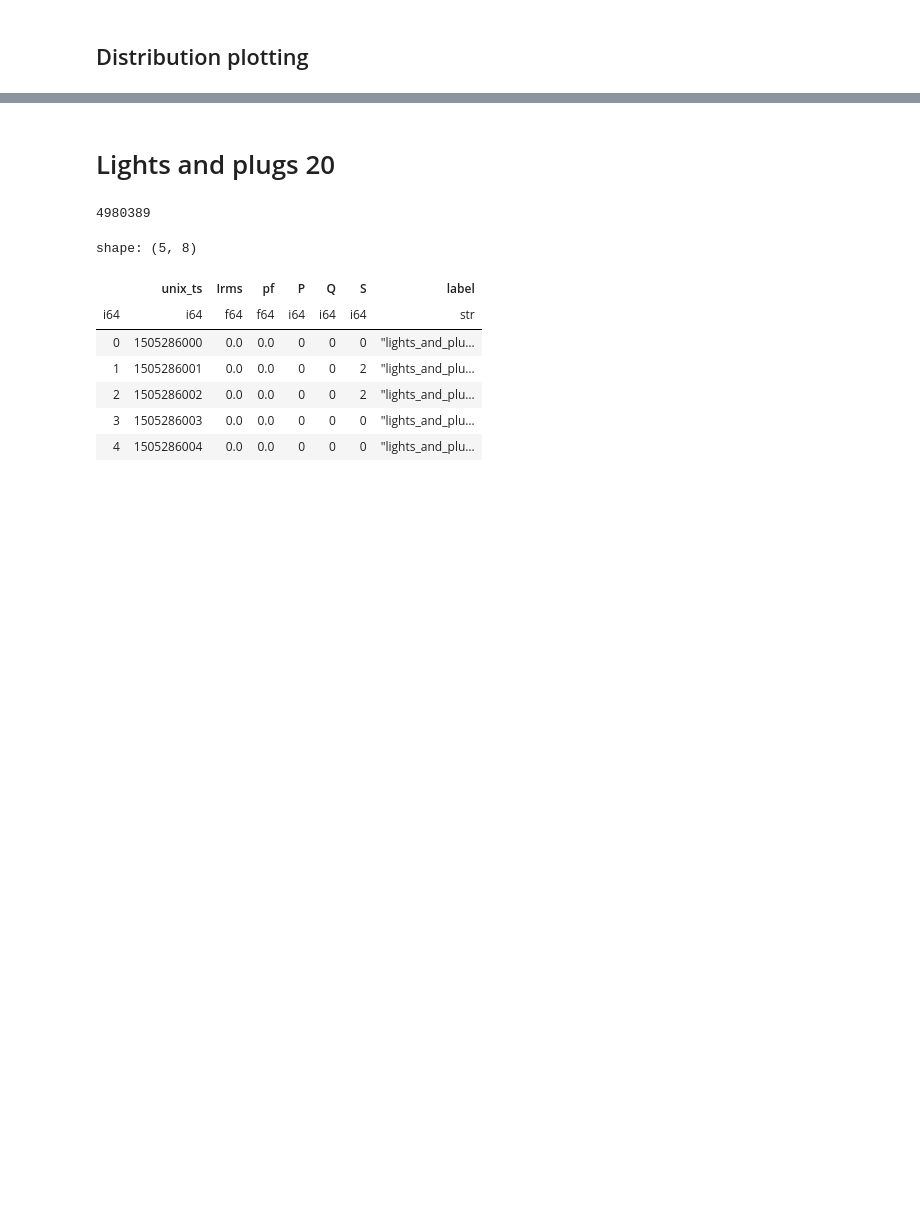
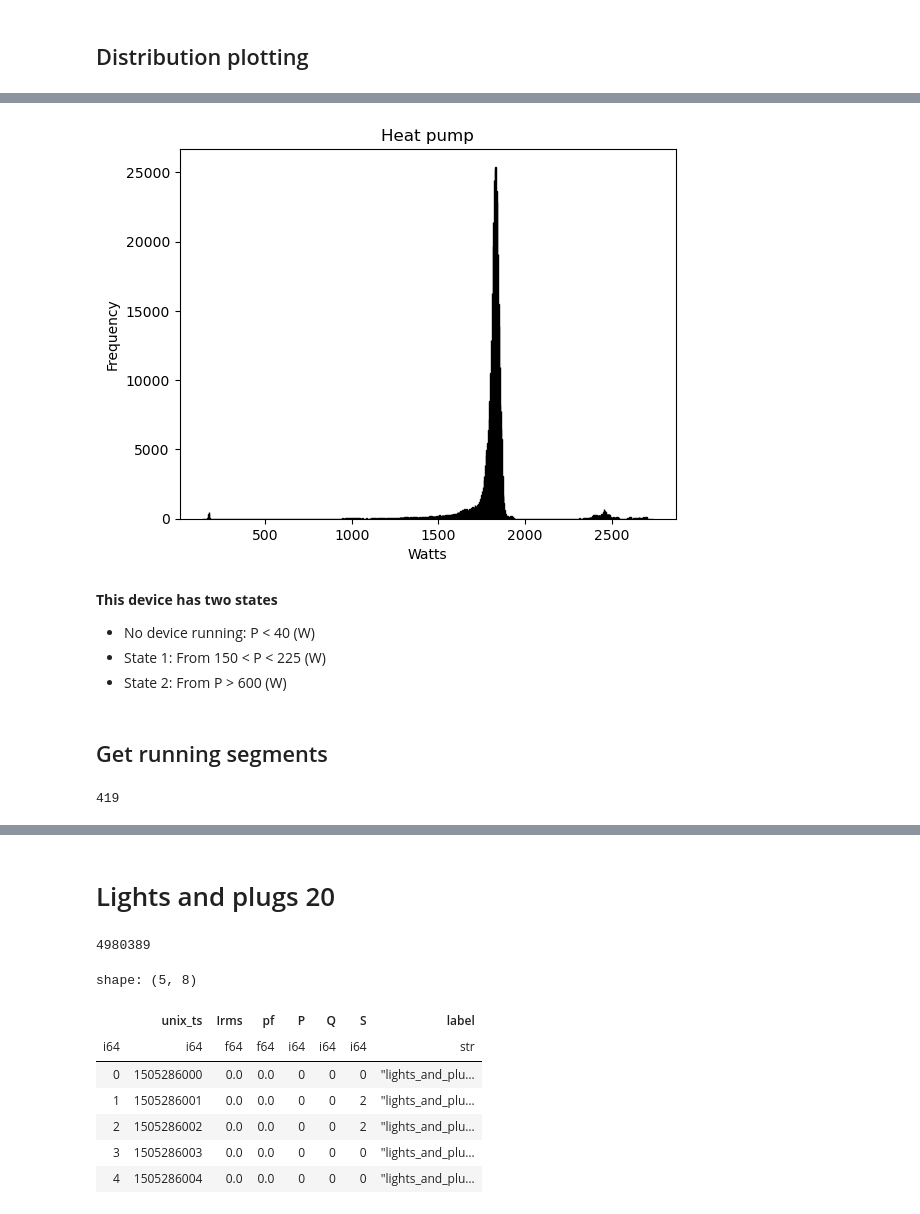
Before and after one commit to Lelvels/nilm_data_adapter, a Jupyter notebook: src/RAE_adapter/get_running_segments.ipynb, the cells around one changed output, grey strips where cells are left out. Drawn from its saved outputs; the diff is of its cells as text; code cells hidden in the pictures; blank space fills up the shorter version.

```diff
--- a/src/RAE_adapter/get_running_segments.ipynb
+++ b/src/RAE_adapter/get_running_segments.ipynb
@@ -463,0 +151,15 @@ export_to_files(output_path="../../data/RAE_dataset/transform_data/running_segme
+# %%
+plot_distribution(array=original_df.select("P").to_numpy(),
+                  min=100,
+                  max=3000,
+                  plot_name="Heat pump",
+                  unit_name="Watts")
+# %% [output]
+[figure, added]
+# %% [markdown]
+__This device has two states__
+- No device running: P < 40 (W)
+- State 1: From 150 < P < 225 (W)
+- State 2: From P > 600  (W)
+# %% [markdown]
+## Get running segments
@@ -463,0 +168,4 @@ export_to_files(output_path="../../data/RAE_dataset/transform_data/running_segme
+# %%
+len(original_dfs)
+# %% [output]
+419
```
Also changed, not shown: parts of 182 cells of this notebook, 4 other files.
